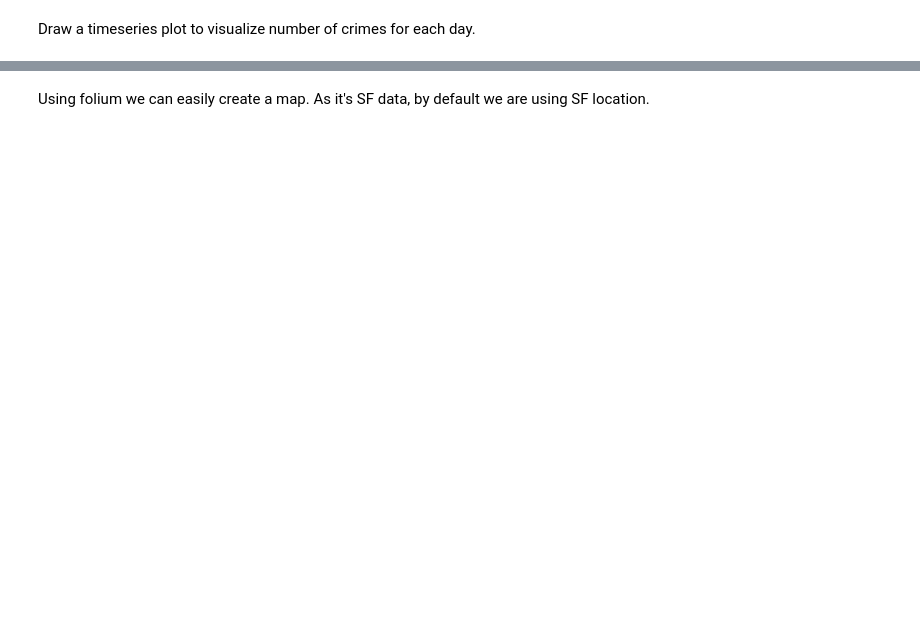
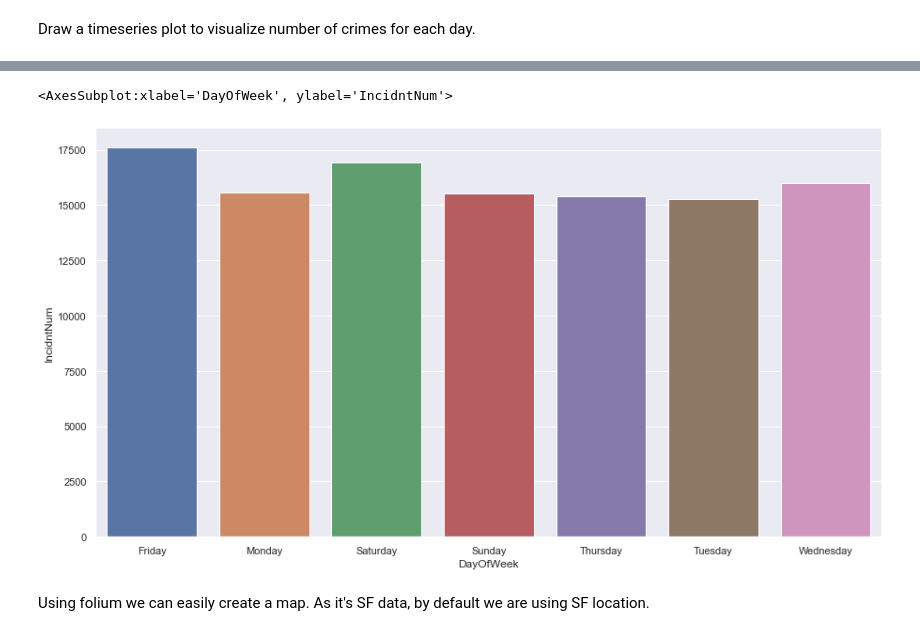
Before and after one commit to doankieu/iod, a Jupyter notebook: Module2/Lab 2/IOD_Lab 2.1.2.ipynb, the cells around one changed output, grey strips where cells are left out. Saved outputs shown, nothing was run; the diff lists cells and outputs as text; code cells hidden in the pictures; blank space fills up the shorter version.

```diff
--- a/Module2/Lab 2/IOD_Lab 2.1.2.ipynb
+++ b/Module2/Lab 2/IOD_Lab 2.1.2.ipynb
@@ -501,3 +530,9 @@ Draw a timeseries plot to visualize number of crimes for each day.
+# %%
+sns_lineplot_df_1 = crime.groupby(by = "DayOfWeek").count()
+sns.barplot(x = sns_lineplot_df_1.index, y = sns_lineplot_df_1['IncidntNum'],  data = sns_lineplot_df_1)
+# %% [output]
+<AxesSubplot:xlabel='DayOfWeek', ylabel='IncidntNum'>
+[figure, added]
 # %% [markdown]
 Using folium we can easily create a map. As it's SF data, by default we are using SF location.
 # %%
```
Also changed, not shown: parts of 18 cells of this notebook, 3 other files.
